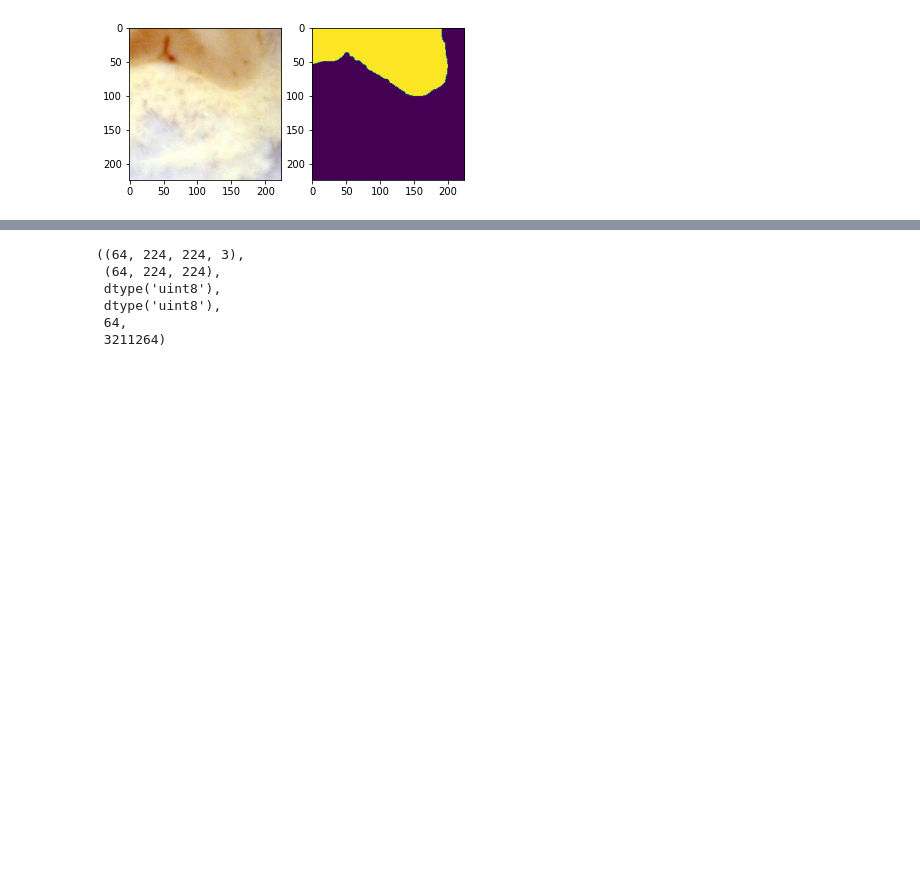
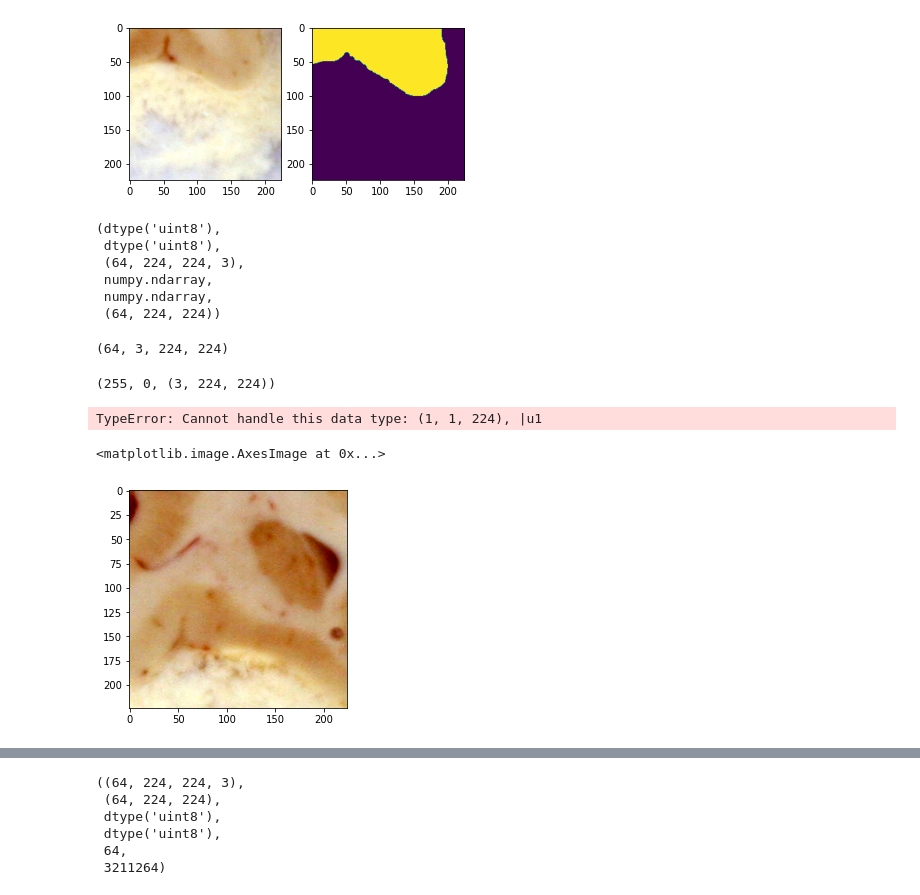
Before and after one commit to ranabanik/Blockface, a Jupyter notebook: Codes/EDAElementary.ipynb, the cells around one changed output, grey strips where cells are left out. Cells and saved outputs as stored; diff of their text form; code cells hidden in the pictures; blank space fills up the shorter version.

```diff
--- a/Codes/EDAElementary.ipynb
+++ b/Codes/EDAElementary.ipynb
@@ -121,5 +216,11 @@ i, m = patchify(im,mk,patchsize,stepsize,plotovermat=True)
 # %% [output]
 [figure]
+# %%
+im = Image.open(refFiles[20]).convert('RGB')
+mk = Image.open(mskFiles[20]).convert('L')
+im = np.asarray(im)
+mk = np.asarray(mk)
+im, mk = patchify(im, mk, [224, 224], [100, 100])
 # %%
 plt.subplot(121)
 plt.imshow(i[20,...])
@@ -138,3 +239,31 @@ plt.imshow(m[46,...])
 plt.show()
 # %% [output]
 [figure]
+# %%
+im.dtype, mk.dtype, im.shape, type(im), type(mk), mk.shape
+# %% [output]
+(dtype('uint8'),
+ dtype('uint8'),
+ (64, 224, 224, 3),
+ numpy.ndarray,
+ numpy.ndarray,
+ (64, 224, 224))
+# %%
+im = np.transpose(im, (0, 3, 1, 2))
+print(im.shape)
+# %% [output]
+(64, 3, 224, 224)
+# %%
+im.max(), im.min(), im[24,...].shape
+# %% [output]
+(255, 0, (3, 224, 224))
+# %%
+PIL_image = Image.fromarray(im[34,...]).convert('RGB')
+PIL_mask = Image.fromarray(mk[34,...]).convert('L')
+# %% [output]
+TypeError: Cannot handle this data type: (1, 1, 224), |u1
+# %%
+plt.imshow(PIL_image)
+# %% [output]
+<matplotlib.image.AxesImage at 0x...>
+[figure, added]
```
Also changed, not shown: parts of 20 cells of this notebook.
